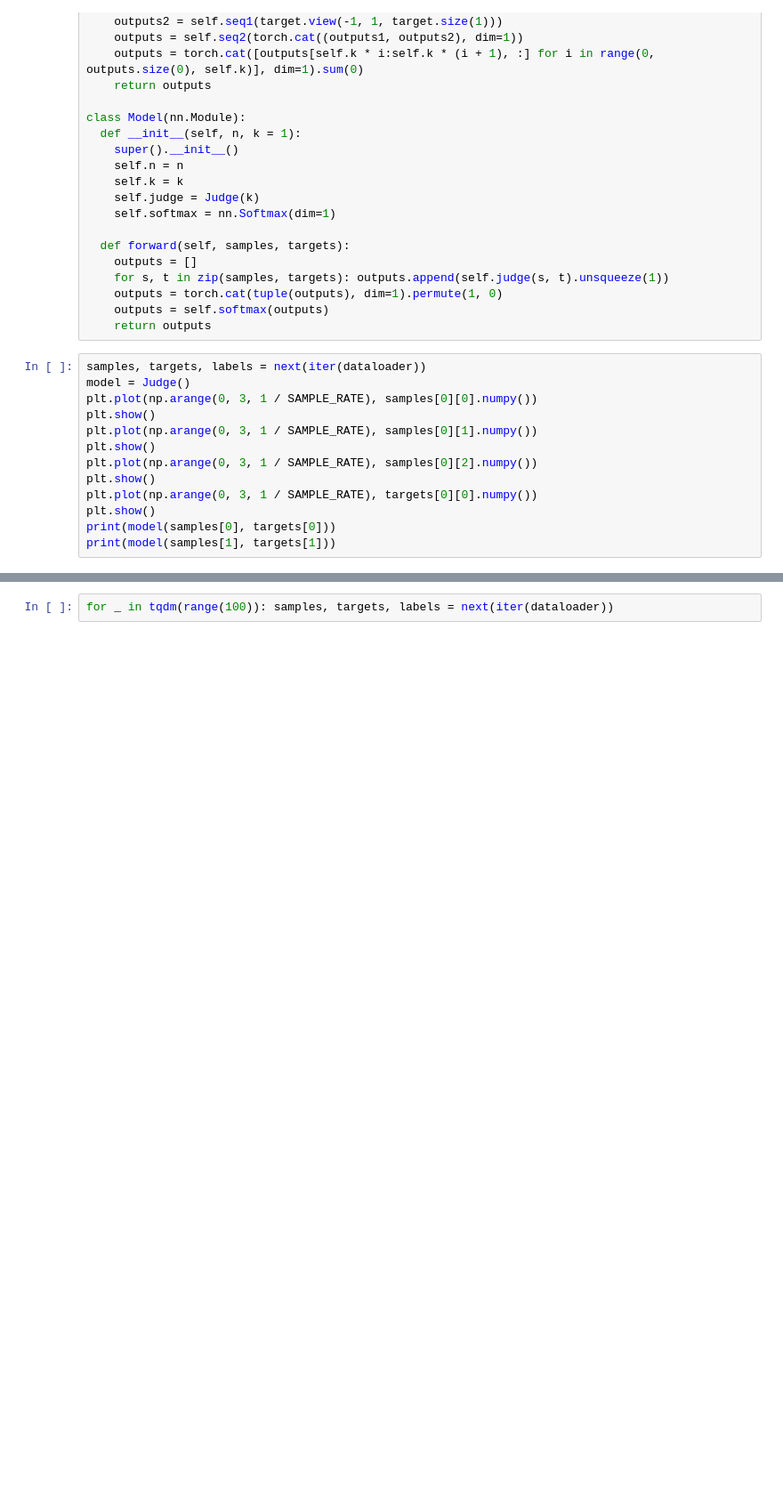
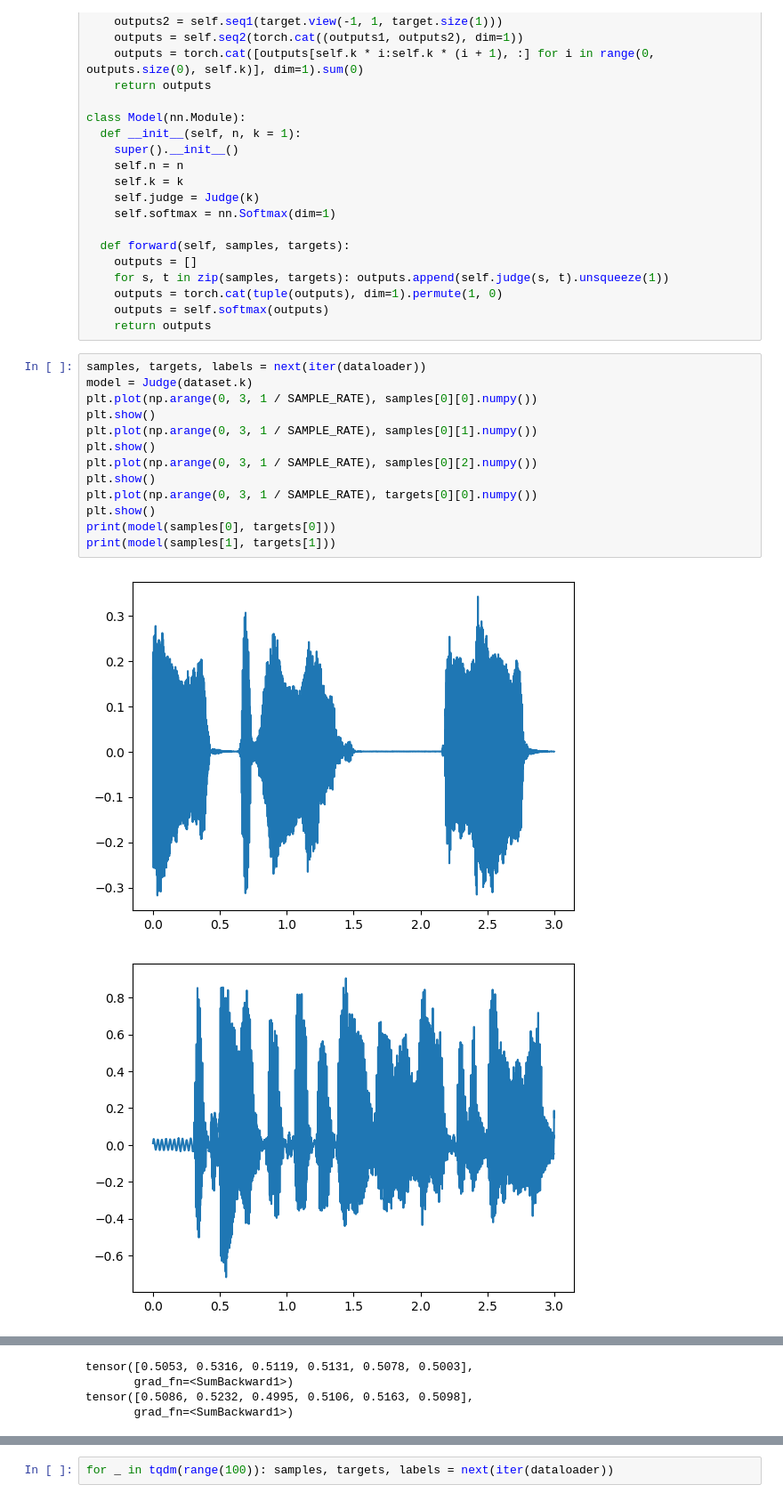
Before and after one commit to KuiZenith/voice-recognition, a Jupyter notebook: Conv1d without RNN.ipynb, the cells around one changed output, grey strips where cells are left out. Shown at 89% size. Cells and saved outputs as stored; diff of their text form; blank space fills up the shorter version.

Commit message:
fixed graph not able to show in Conv1d without RNN.ipynb

```diff
--- a/Conv1d without RNN.ipynb
+++ b/Conv1d without RNN.ipynb
@@ -152,14 +152,17 @@ class Model(nn.Module):
     return outputs
 # %%
 samples, targets, labels = next(iter(dataloader))
-model = Judge()
+model = Judge(dataset.k)
 plt.plot(np.arange(0, 3, 1 / SAMPLE_RATE), samples[0][0].numpy())
 plt.show()
 plt.plot(np.arange(0, 3, 1 / SAMPLE_RATE), samples[0][1].numpy())
 plt.show()
 plt.plot(np.arange(0, 3, 1 / SAMPLE_RATE), samples[0][2].numpy())
 plt.show()
 plt.plot(np.arange(0, 3, 1 / SAMPLE_RATE), targets[0][0].numpy())
 plt.show()
 print(model(samples[0], targets[0]))
 print(model(samples[1], targets[1]))
+# %% [output]
+[figure, added]
+[figure, added]
@@ -166,3 +171,7 @@ print(model(samples[1], targets[1]))
+tensor([0.5053, 0.5316, 0.5119, 0.5131, 0.5078, 0.5003],
+       grad_fn=<SumBackward1>)
+tensor([0.5086, 0.5232, 0.4995, 0.5106, 0.5163, 0.5098],
+       grad_fn=<SumBackward1>)
 # %%
 samples, targets, labels = next(iter(dataloader))
 model = Model(len(dataset.voices), dataset.k)
```
Also changed, not shown: parts of 2 cells of this notebook.
